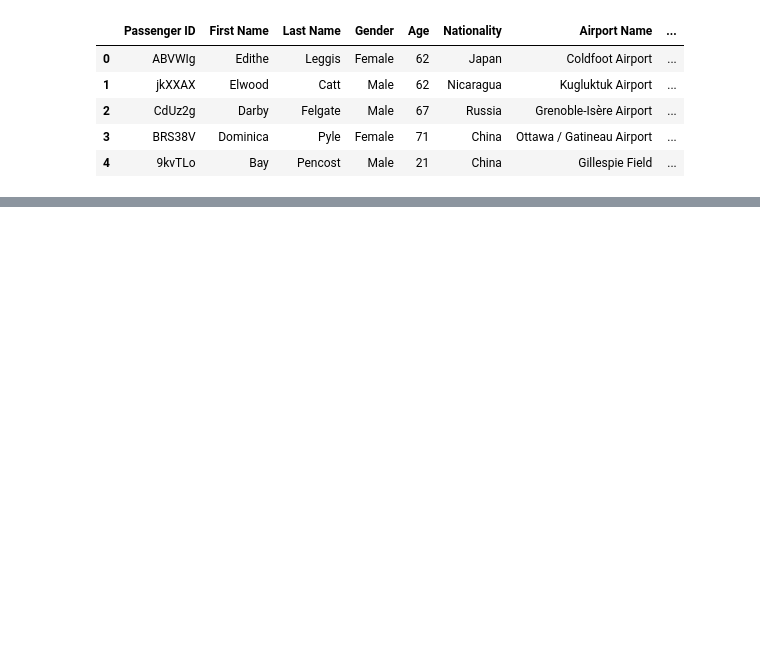
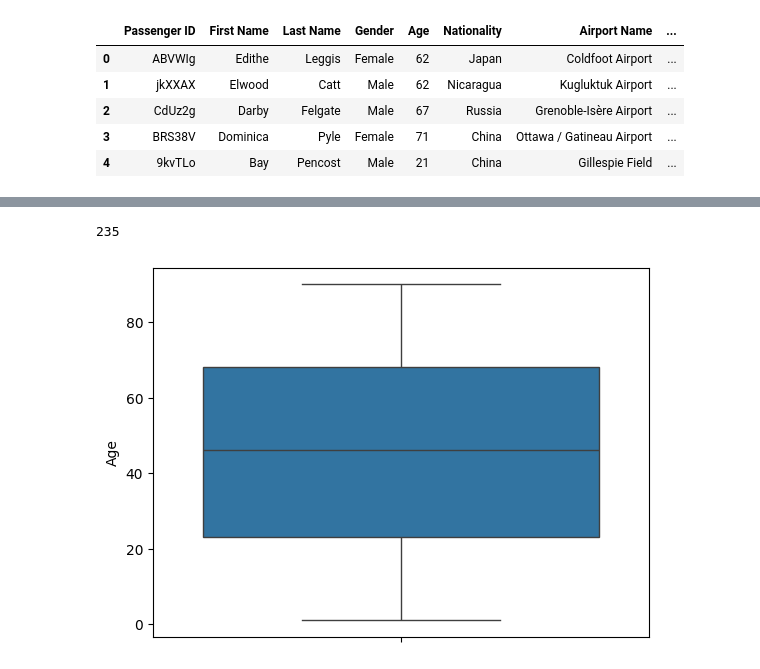
Before and after one commit to Shantnu-singh/Art-of-EDA, a Jupyter notebook: MLflow.ipynb, the cells around one changed output, grey strips where cells are left out. Drawn from its saved outputs; the diff is of its cells as text; code cells hidden in the pictures; blank space fills up the shorter version.

Commit message:
Added Passengers EDA

```diff
--- a/MLflow.ipynb
+++ b/MLflow.ipynb
@@ -31,0 +70,19 @@ df.head(5)
+# %%
+def parse_date(date_str):
+    try:
+        return pd.to_datetime(date_str, format="%m/%d/%Y")  # Try MM/DD/YYYY
+    except ValueError:
+        try:
+            return pd.to_datetime(date_str, format="%m-%d-%Y")  # Try MM-DD-YYYY
+        except ValueError:
+            return pd.to_datetime(date_str, errors='coerce')  # If all fail, return NaT
+df['Departure Date'] = df['Departure Date'].apply(parse_date)
+# %%
+# Which months had the highest number of flights?
+
+df.head(5)
+df['Year of Depature'] = df['Departure Date'].dt.year
+df['Month of Depature'] = df['Departure Date'].dt.month
+df['Day of Depature'] = df['Departure Date'].dt.day
+# %%
+df.drop(columns=['Passenger ID' , "First Name" , "Last Name" , "Departure Date" , "Pilot Name"] , inplace= True)
@@ -31,0 +119,14 @@ df.head(5)
+# %%
+len(df['Airport Country Code'].unique())
+# %% [output]
+235
+# %%
+# boxplots
+import seaborn as sns
+
+def create_boxplot(data,column_name,hue=None):
+    sns.boxplot(data=data, y=column_name, hue=hue)
+
+create_boxplot(df , "Age")
+# %% [output]
+[figure, added]
```
Also changed, not shown: parts of 25 cells of this notebook, 1 other file.
